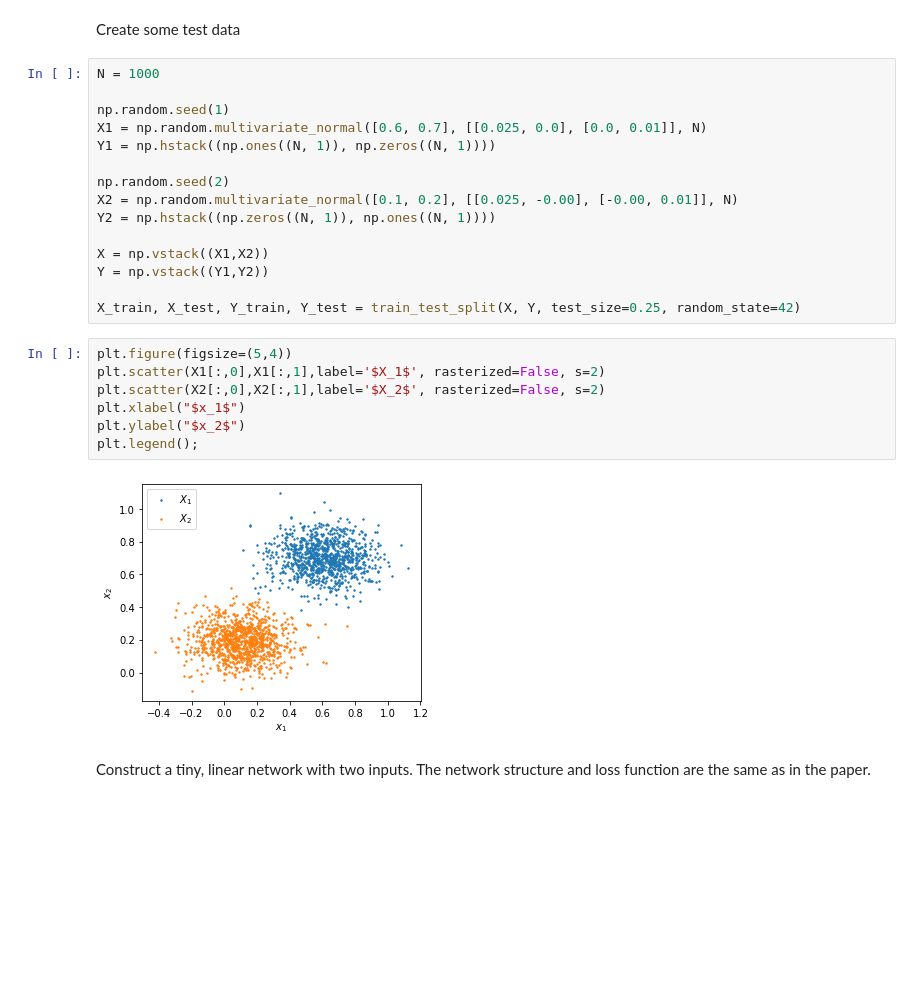
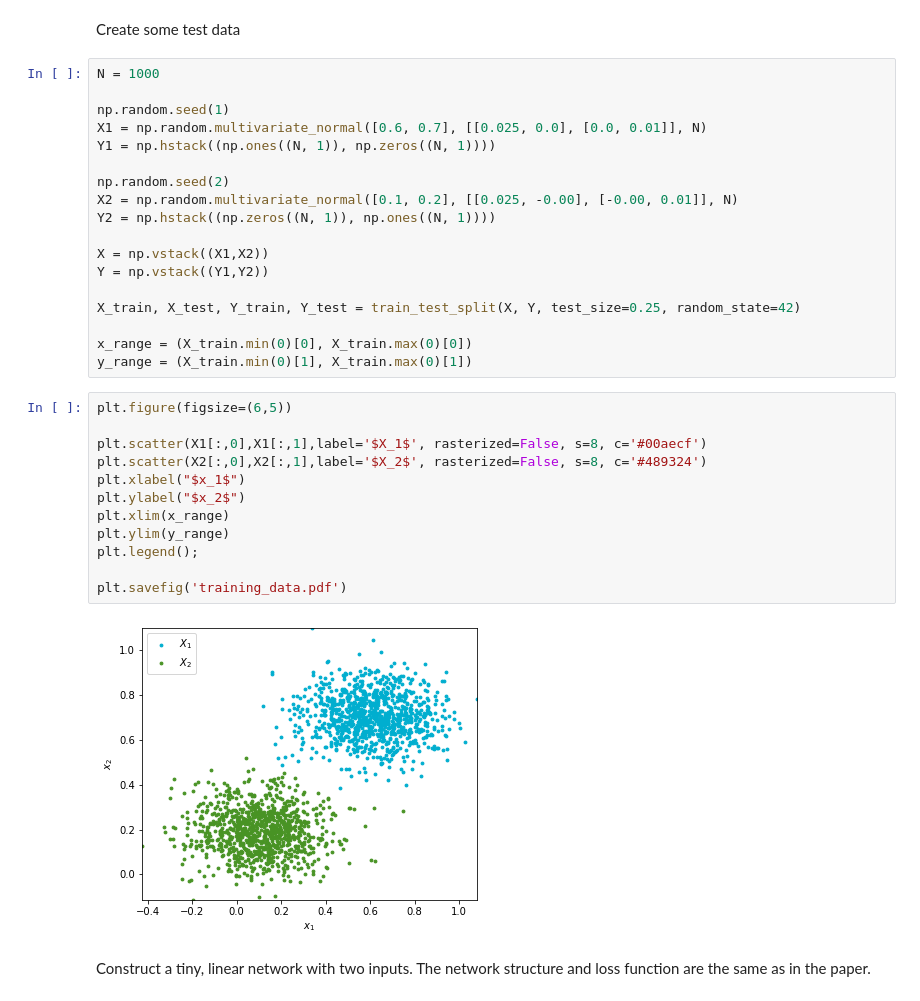
Before and after one commit to esclear/ph-nn, a Jupyter notebook: Linear_Boundary.ipynb, the cells around one changed output. Drawn from its saved outputs; the diff is of its cells as text; blank space fills up the shorter version.

```diff
--- a/Linear_Boundary.ipynb
+++ b/Linear_Boundary.ipynb
@@ -33,15 +39,23 @@ X = np.vstack((X1,X2))
 Y = np.vstack((Y1,Y2))
 
 X_train, X_test, Y_train, Y_test = train_test_split(X, Y, test_size=0.25, random_state=42)
+
+x_range = (X_train.min(0)[0], X_train.max(0)[0])
+y_range = (X_train.min(0)[1], X_train.max(0)[1])
 # %%
-plt.figure(figsize=(5,4))
-plt.scatter(X1[:,0],X1[:,1],label='$X_1$', rasterized=False, s=2)
-plt.scatter(X2[:,0],X2[:,1],label='$X_2$', rasterized=False, s=2)
+plt.figure(figsize=(6,5))
+
+plt.scatter(X1[:,0],X1[:,1],label='$X_1$', rasterized=False, s=8, c='#00aecf')
+plt.scatter(X2[:,0],X2[:,1],label='$X_2$', rasterized=False, s=8, c='#489324')
 plt.xlabel("$x_1$")
 plt.ylabel("$x_2$")
+plt.xlim(x_range)
+plt.ylim(y_range)
 plt.legend();
+
+plt.savefig('training_data.pdf')
 # %% [output]
-[figure, old version]
+[figure, new version]
 # %% [markdown]
 Construct a tiny, linear network with two inputs. The network structure and loss function are the same as in the paper.
 # %%
```
Also changed, not shown: parts of 13 cells of this notebook, 3 other files.
